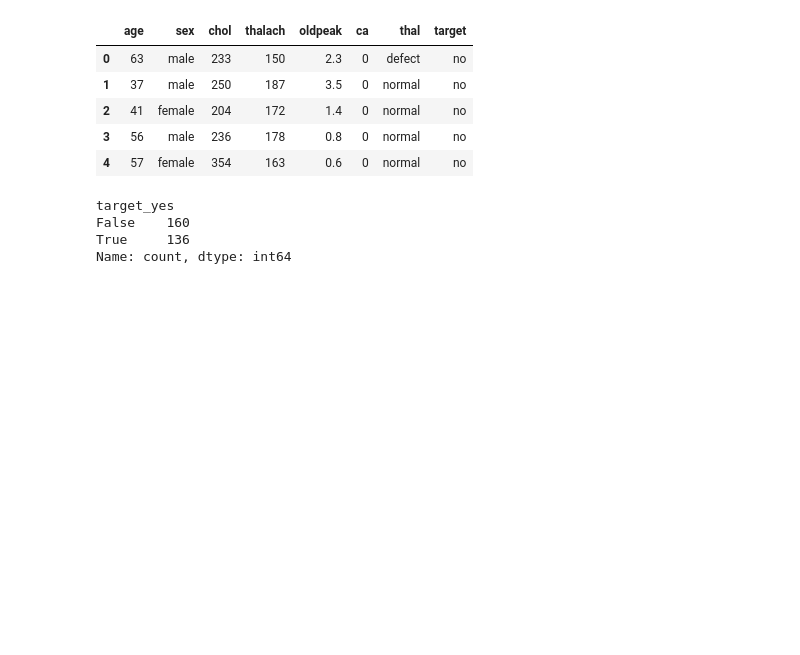
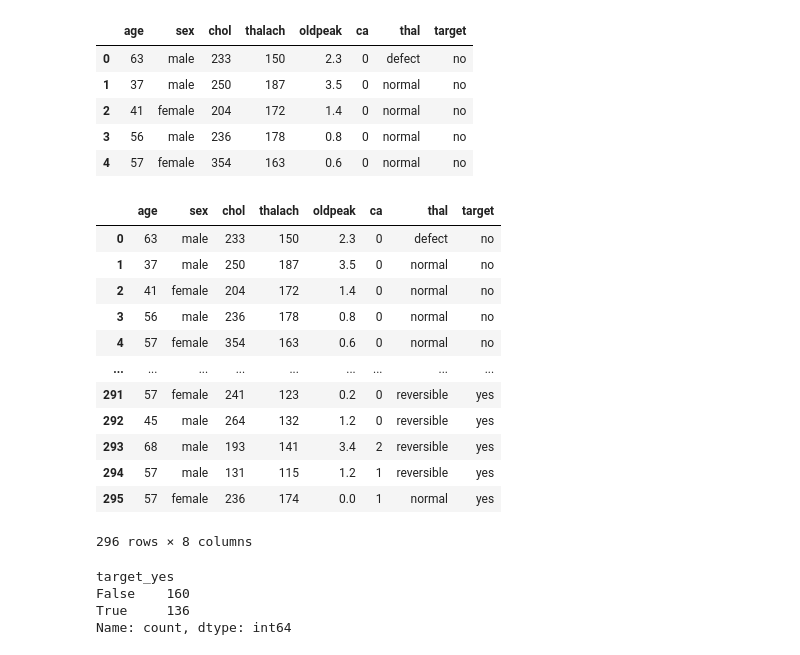
Before and after one commit to Subasree514/Machine_learning_projects, a Jupyter notebook: decison trees/Subasree_rf_heart_dataset.ipynb, the cells around one changed output. Cells and saved outputs as stored; diff of their text form; code cells hidden in the pictures; blank space fills up the shorter version.

```diff
--- a/decison trees/Subasree_rf_heart_dataset.ipynb
+++ b/decison trees/Subasree_rf_heart_dataset.ipynb
@@ -54,6 +54,22 @@ df.head()
 | 2 | 41 | female | 204 | 172 | 1.4 | 0 | normal | no |
 | 3 | 56 | male | 236 | 178 | 0.8 | 0 | normal | no |
 | 4 | 57 | female | 354 | 163 | 0.6 | 0 | normal | no |
+# %%
+df
+# %% [output]
+|  | age | sex | chol | thalach | oldpeak | ca | thal | target |
+| 0 | 63 | male | 233 | 150 | 2.3 | 0 | defect | no |
+| 1 | 37 | male | 250 | 187 | 3.5 | 0 | normal | no |
+| 2 | 41 | female | 204 | 172 | 1.4 | 0 | normal | no |
+| 3 | 56 | male | 236 | 178 | 0.8 | 0 | normal | no |
+| 4 | 57 | female | 354 | 163 | 0.6 | 0 | normal | no |
+| ... | ... | ... | ... | ... | ... | ... | ... | ... |
+| 291 | 57 | female | 241 | 123 | 0.2 | 0 | reversible | yes |
+| 292 | 45 | male | 264 | 132 | 1.2 | 0 | reversible | yes |
+| 293 | 68 | male | 193 | 141 | 3.4 | 2 | reversible | yes |
+| 294 | 57 | male | 131 | 115 | 1.2 | 1 | reversible | yes |
+| 295 | 57 | female | 236 | 174 | 0.0 | 1 | normal | yes |
+296 rows × 8 columns
 # %%
 df['thal'] = df['thal'].astype(pd.CategoricalDtype(categories=["normal", "reversible", "defect"],ordered=True))
 
```
Also changed, not shown: parts of 5 cells of this notebook, 3 other files.
